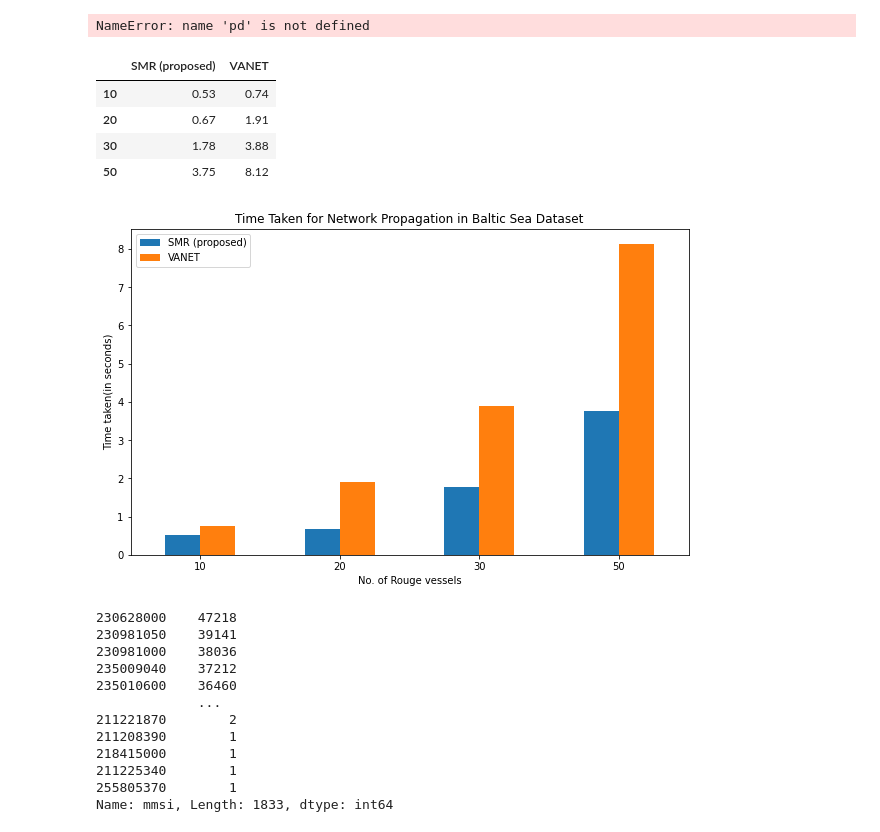
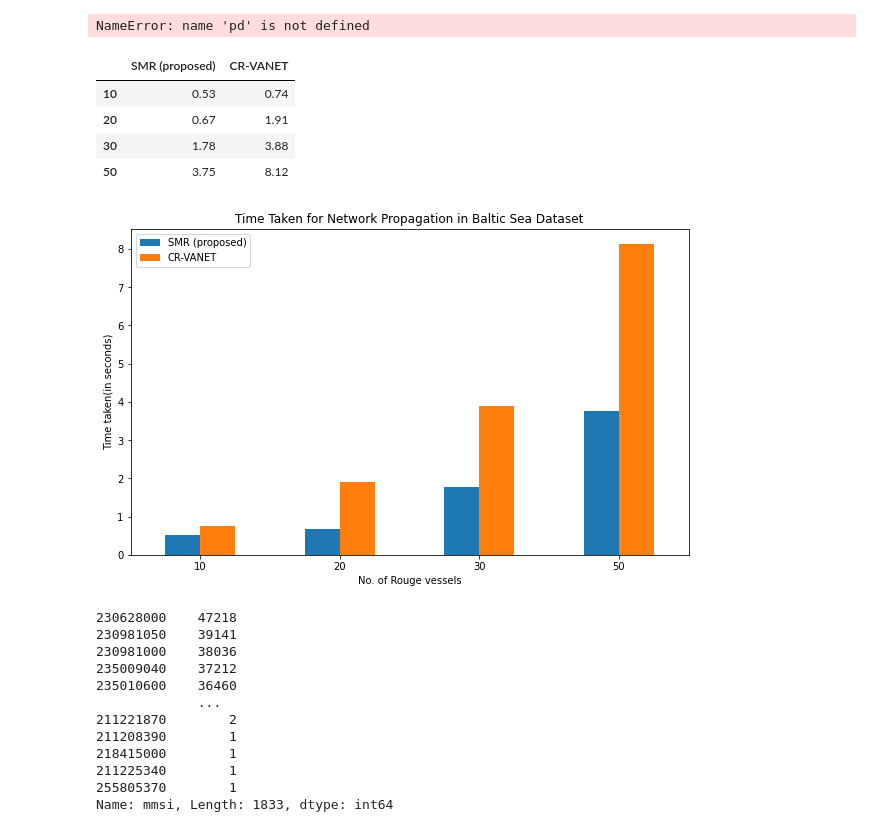
Before and after one commit to naveennvrgup/SMR-Protocol, a Jupyter notebook: results.ipynb, the cells around one changed output. Saved outputs shown, nothing was run; the diff lists cells and outputs as text; code cells hidden in the pictures.

```diff
--- a/results.ipynb
+++ b/results.ipynb
@@ -118,34 +118,34 @@ NameError: name 'pd' is not defined
 # %%
 res_df = pd.DataFrame({
     'SMR (proposed)': {
         '10': 0.53,
         '20': 0.67,
         '30': 1.78,
         '50': 3.75,
     },
-    'VANET': {
+    'CR-VANET': {
         '10': 0.74,
         '20': 1.91,
         '30': 3.88,
         '50': 8.12,
     }
 })
 
 plt.rcParams["figure.figsize"] = (10,6)
 
 res_df.plot.bar(
         rot=0,
         title='Time Taken for Network Propagation in Baltic Sea Dataset',
         xlabel='No. of Rouge vessels',
         ylabel='Time taken(in seconds)',)
 res_df
 # %% [output]
-|  | SMR (proposed) | VANET |
+|  | SMR (proposed) | CR-VANET |
 | 10 | 0.53 | 0.74 |
 | 20 | 0.67 | 1.91 |
 | 30 | 1.78 | 3.88 |
 | 50 | 3.75 | 8.12 |
-[figure, old version]
+[figure, new version]
 # %%
 sup=pd.read_csv('file:///home/naveennvrgup/Downloads/ais_baltic_sea/training_set.csv')
 # %%
```
Also changed, not shown: parts of 1 cell of this notebook.
